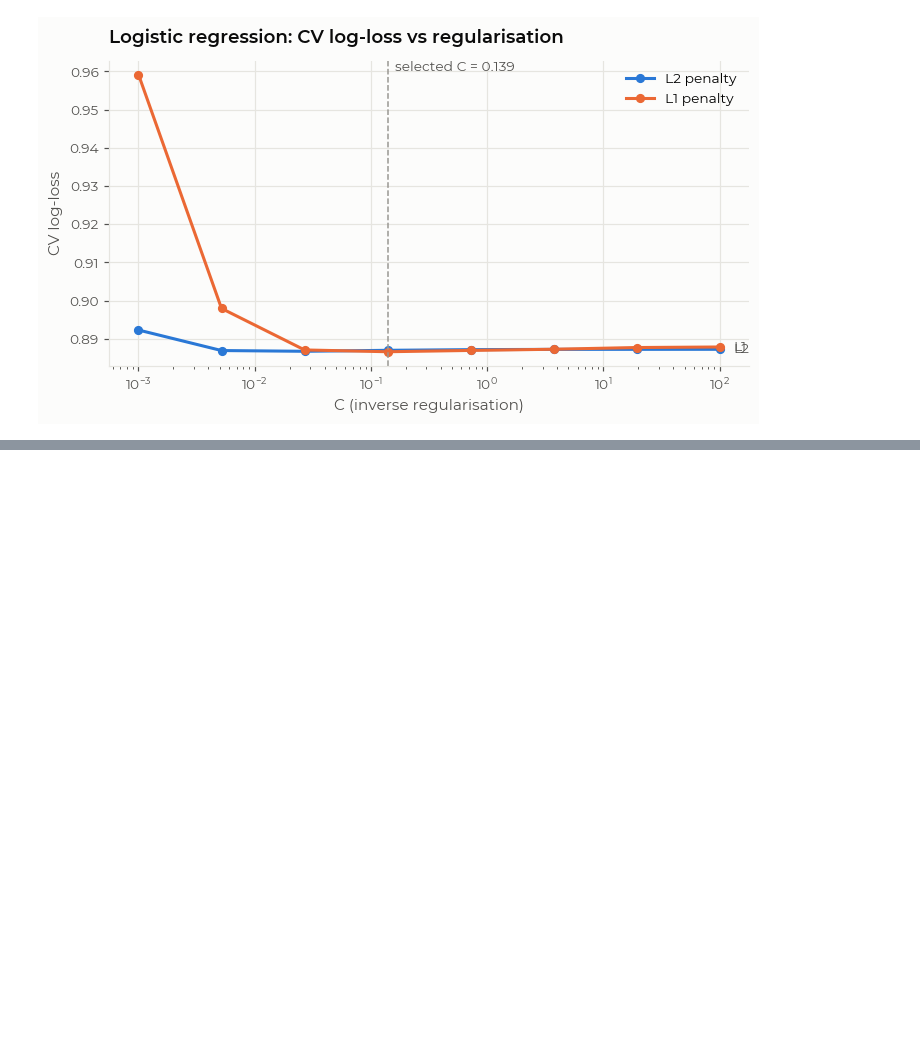
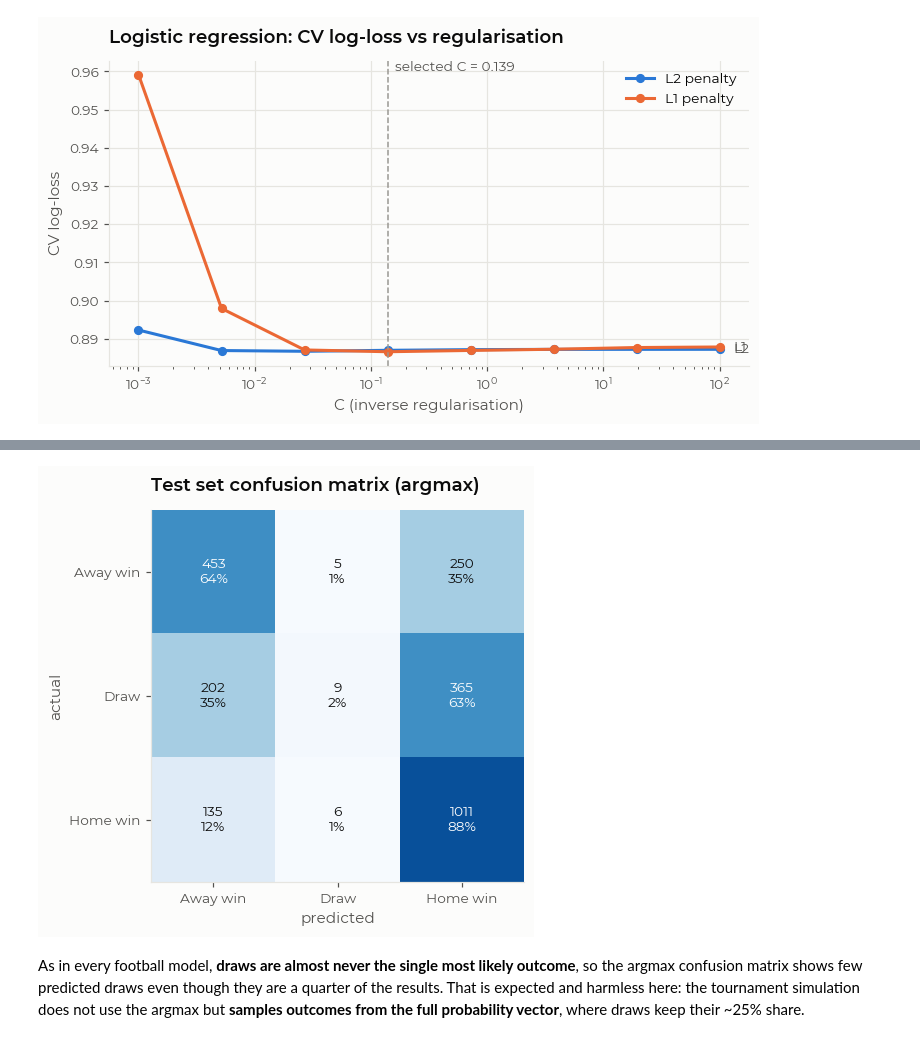
Before and after one commit to liiiira/wc_predictor, a Jupyter notebook: worldcup_2026_prediction.ipynb, the cells around one changed output, grey strips where cells are left out. Cells and saved outputs as stored; diff of their text form; code cells hidden in the pictures; blank space fills up the shorter version.

```diff
--- a/worldcup_2026_prediction.ipynb
+++ b/worldcup_2026_prediction.ipynb
@@ -621,0 +721,26 @@ save(fig, '04_lr_tuning_curve'); plt.show()
+# %%
+trval_m = train_m | valid_m
+X_trval, y_trval = X_all[trval_m], y_all[trval_m]
+
+def fit_config(name, X, y, d):
+    """Refit a candidate configuration on (X, y). SVM keeps its 8-season window."""
+    if name == 'SVM (RBF)':
+        keep = (d >= d.max() - pd.DateOffset(years=8)).values
+        return clone(candidates[name]).fit(X[keep], y[keep])
+    if name == 'Baseline: Elo only':
+        return clone(candidates[name]).fit(X[ELO_ONLY], y)
+    return clone(candidates[name]).fit(X, y)
+
+test_rows = {}
+for name in [BEST, 'Baseline: Elo only', 'Baseline: class prior']:
+    m = fit_config(name, X_trval, y_trval, dates[trval_m])
+    test_rows[name] = evaluate(y_test, predict(name, m, X_test))
+    if name == BEST:
+        P_test, test_model = predict(name, m, X_test), m
+test_table = pd.DataFrame(test_rows).T
+display(test_table.style.format('{:.4f}'))
+
+major = model_df.loc[test_m, 'tier'].isin(['world_cup', 'continental']).values
+print(f'Major-tournament matches in the test period (Asian Cup & AFCON 2024, Euro 2024, Copa América 2024, '
+      f'Gold Cup 2025, AFCON 2025): {major.sum()}')
+display(pd.DataFrame({'selected model': evaluate(y_test[major], P_test[major])}).T.style.format('{:.4f}'))
@@ -621,0 +755,18 @@ save(fig, '04_lr_tuning_curve'); plt.show()
+# %%
+cm = confusion_matrix(y_test, P_test.argmax(1), labels=[0, 1, 2])
+names = ['Away win', 'Draw', 'Home win']
+fig, ax = plt.subplots(figsize=(5.2, 4.4))
+ax.imshow(cm / cm.sum(1, keepdims=True), cmap='Blues', vmin=0, vmax=1)
+for i in range(3):
+    for j in range(3):
+        share = cm[i, j] / cm[i].sum()
+        ax.text(j, i, f'{cm[i, j]}\n{share:.0%}', ha='center', va='center', fontsize=9,
+                color='white' if share > .55 else INK)
+ax.set_xticks(range(3), names); ax.set_yticks(range(3), names)
+ax.set(title='Test set confusion matrix (argmax)', xlabel='predicted', ylabel='actual')
+ax.grid(False)
+save(fig, '07_test_confusion'); plt.show()
+# %% [output]
+[figure, added]
+# %% [markdown]
+As in every football model, **draws are almost never the single most likely outcome**, so the argmax confusion matrix shows few predicted draws even though they are a quarter of the results. That is expected and harmless here: the tournament simulation does not use the argmax but **samples outcomes from the full probability vector**, where draws keep their ~25% share.
```
Also changed, not shown: parts of 9 cells of this notebook, 3 other files.
